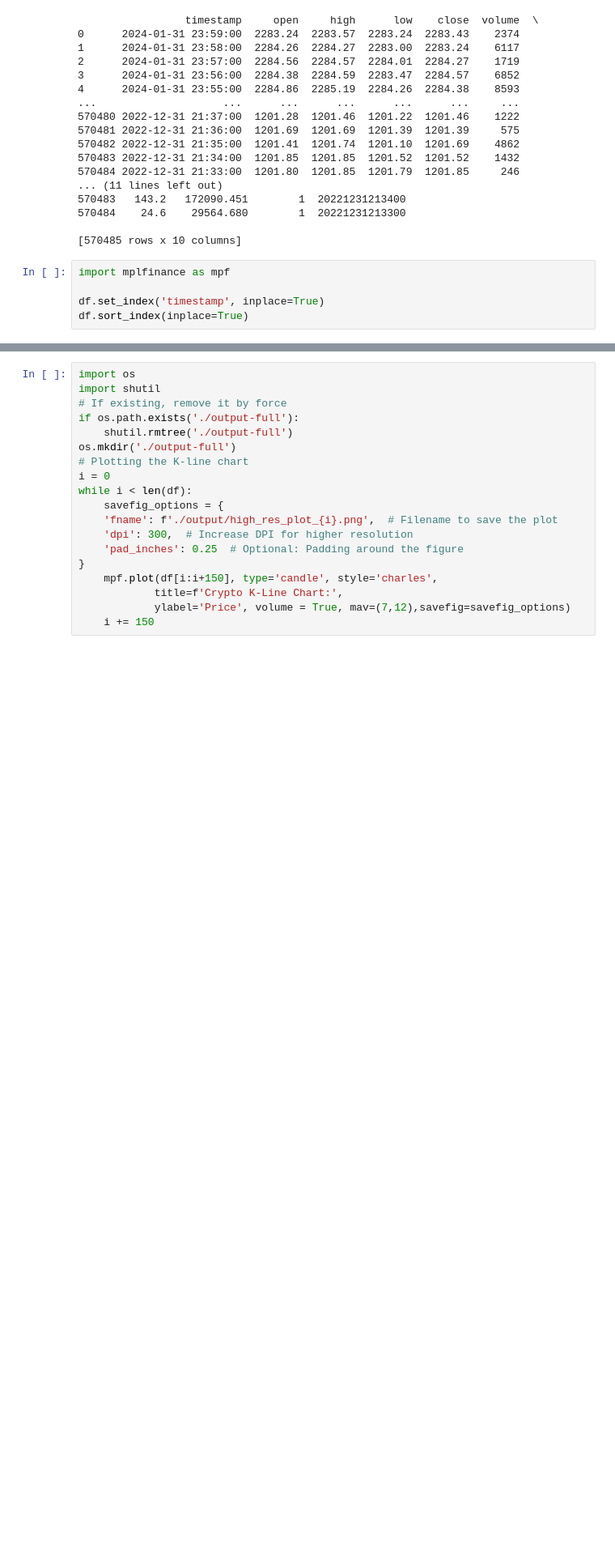
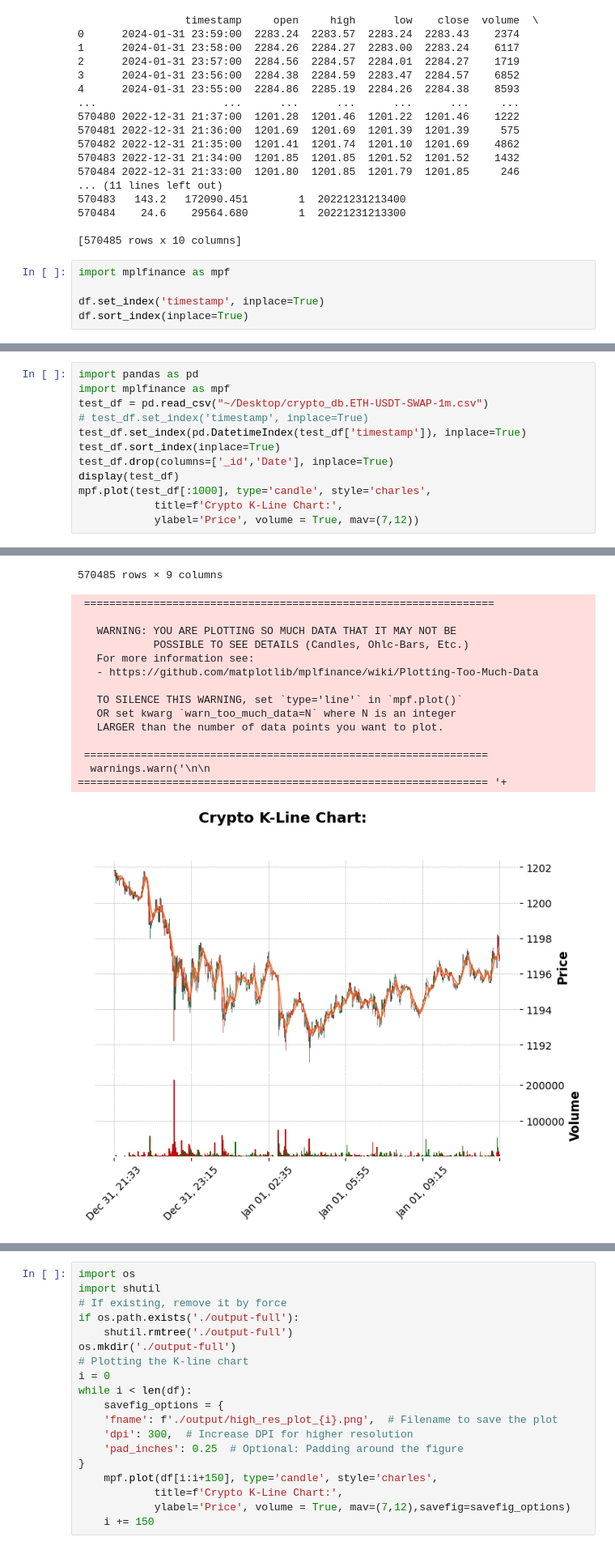
Before and after one commit to Wangshengyang2004/KakiQuant, a Jupyter notebook: kaki/notebooks/ETH_plot.ipynb, the cells around one changed output, grey strips where cells are left out. Shown at 81% size. Cells and saved outputs as stored; diff of their text form; blank space fills up the shorter version.

```diff
--- a/kaki/notebooks/ETH_plot.ipynb
+++ b/kaki/notebooks/ETH_plot.ipynb
@@ -326,0 +329,13 @@ while i < len(df):
+# %%
+import pandas as pd
+import mplfinance as mpf
+test_df = pd.read_csv("~/Desktop/crypto_db.ETH-USDT-SWAP-1m.csv")
+# test_df.set_index('timestamp', inplace=True)
+test_df.set_index(pd.DatetimeIndex(test_df['timestamp']), inplace=True)
+test_df.sort_index(inplace=True)
+test_df.drop(columns=['_id','Date'], inplace=True)
+display(test_df)
+mpf.plot(test_df[:1000], type='candle', style='charles',
+            title=f'Crypto K-Line Chart:',
+            ylabel='Price', volume = True, mav=(7,12))
+# %% [output]
@@ -326,0 +355,15 @@ while i < len(df):
+570485 rows × 9 columns
+ =================================================================
+
+   WARNING: YOU ARE PLOTTING SO MUCH DATA THAT IT MAY NOT BE
+            POSSIBLE TO SEE DETAILS (Candles, Ohlc-Bars, Etc.)
+   For more information see:
+   - https://github.com/matplotlib/mplfinance/wiki/Plotting-Too-Much-Data
+
+   TO SILENCE THIS WARNING, set `type='line'` in `mpf.plot()`
+   OR set kwarg `warn_too_much_data=N` where N is an integer
+   LARGER than the number of data points you want to plot.
+
+ ================================================================
+  warnings.warn('\n\n ================================================================= '+
+[figure, added]
```
Also changed, not shown: parts of 3 cells of this notebook, 2 other files.
